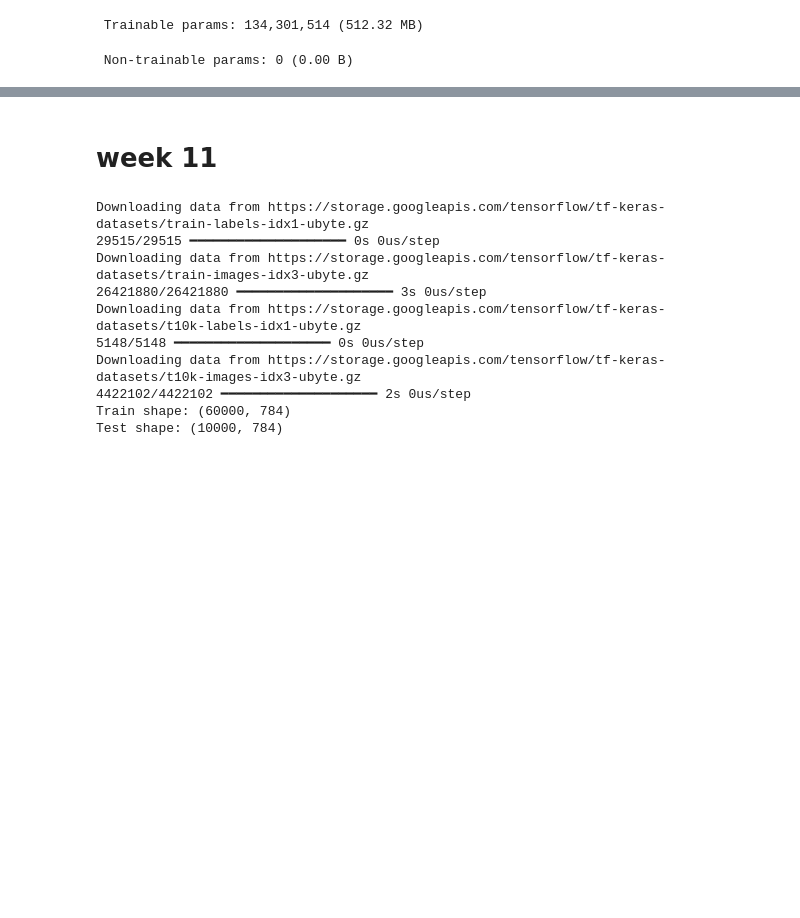
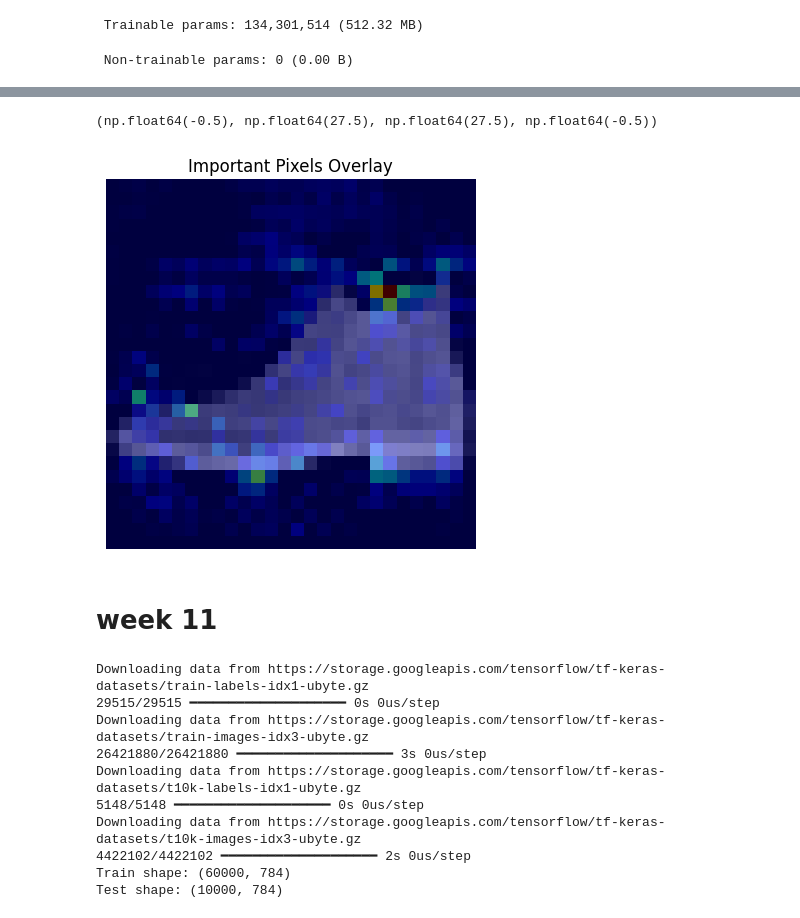
Before and after one commit to mekaviraj/ML_sem5, a Jupyter notebook: dl_assignment_2.ipynb, the cells around one changed output, grey strips where cells are left out. Drawn from its saved outputs; the diff is of its cells as text; code cells hidden in the pictures; blank space fills up the shorter version.

```diff
--- a/dl_assignment_2.ipynb
+++ b/dl_assignment_2.ipynb
@@ -1322,0 +1592,8 @@ Model: "sequential_1"
+# %%
+plt.imshow(img.squeeze(), cmap='gray')
+plt.imshow(guided_grads, cmap='jet', alpha=0.5)
+plt.title("Important Pixels Overlay")
+plt.axis('off')
+# %% [output]
+(np.float64(-0.5), np.float64(27.5), np.float64(27.5), np.float64(-0.5))
+[figure, added]
```
Also changed, not shown: parts of 26 cells of this notebook.
